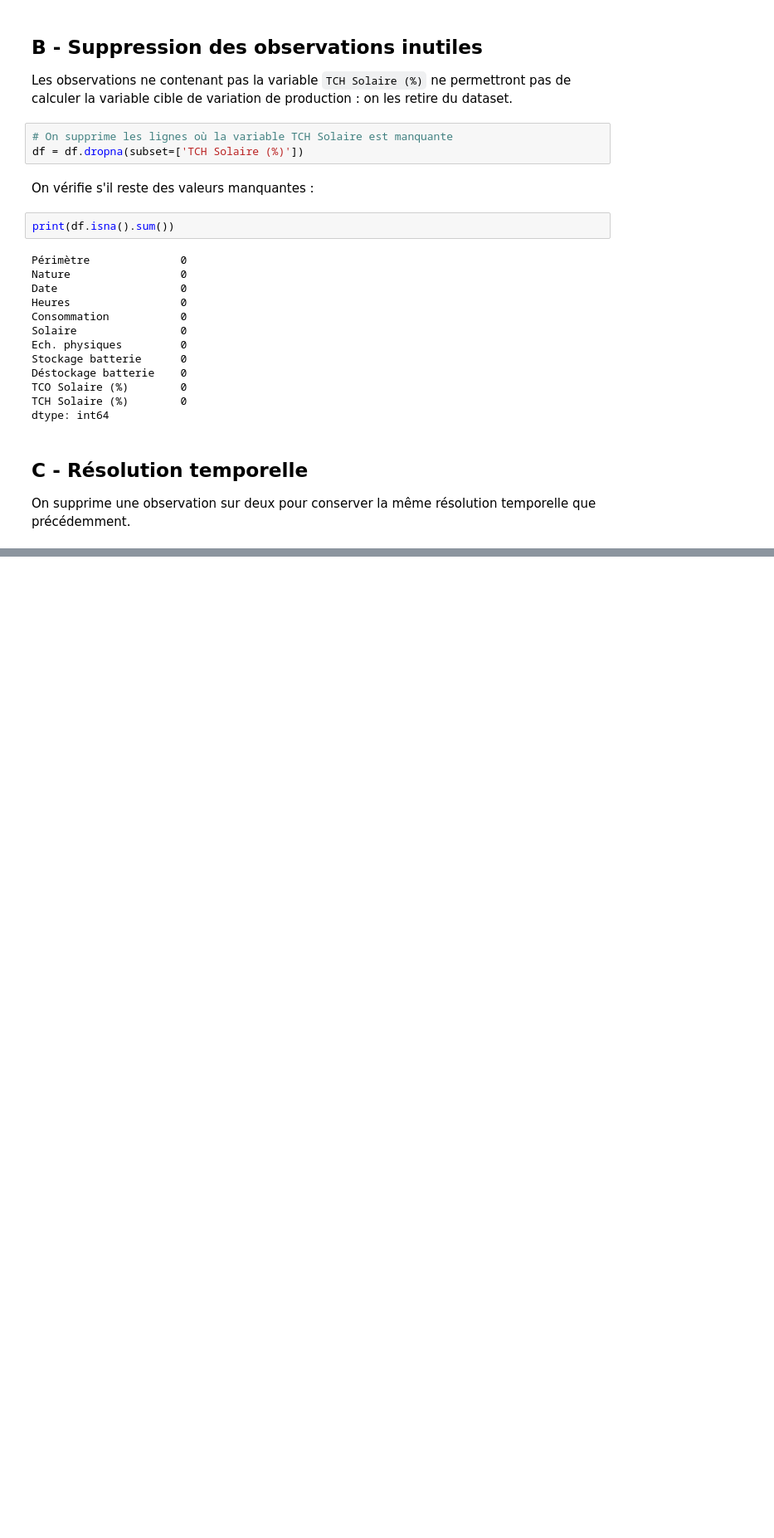
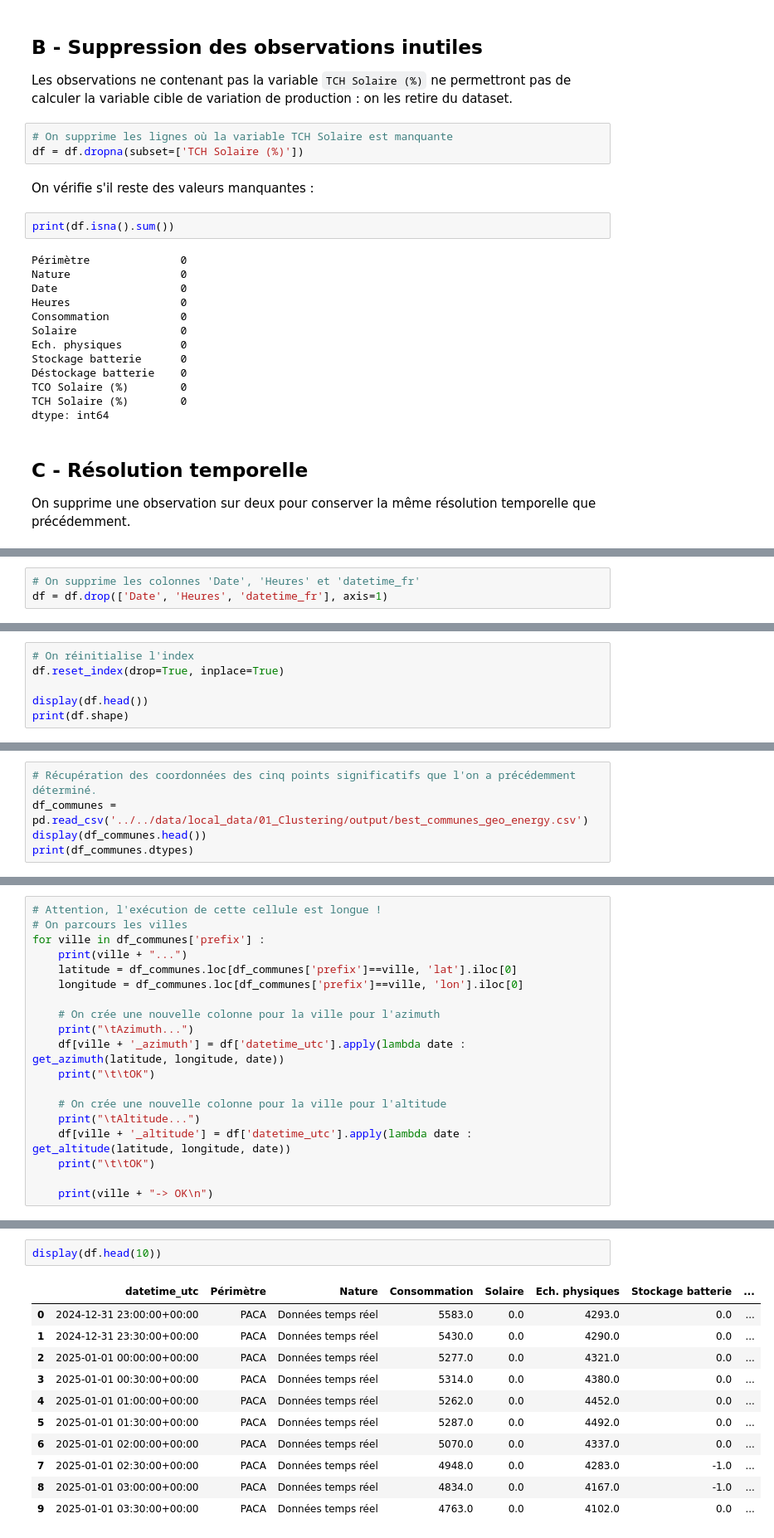
Before and after one commit to Math2935/aug25cds_variabilite, a Jupyter notebook: notebooks/02_collecte/05_add_2025_2026.ipynb, the cells around one changed output, grey strips where cells are left out. Shown at 83% size. Cells and saved outputs as stored; diff of their text form; blank space fills up the shorter version.

Commit message:
Add data for 2025-26

```diff
--- a/notebooks/02_collecte/05_add_2025_2026.ipynb
+++ b/notebooks/02_collecte/05_add_2025_2026.ipynb
@@ -138,0 +307,3 @@ On supprime une observation sur deux pour conserver la même résolution tempore
+# %%
+# On supprime les colonnes 'Date', 'Heures' et 'datetime_fr'
+df = df.drop(['Date', 'Heures', 'datetime_fr'], axis=1)
@@ -138,0 +312,6 @@ On supprime une observation sur deux pour conserver la même résolution tempore
+# %%
+# On réinitialise l'index
+df.reset_index(drop=True, inplace=True)
+
+display(df.head())
+print(df.shape)
@@ -138,0 +344,5 @@ On supprime une observation sur deux pour conserver la même résolution tempore
+# %%
+# Récupération des coordonnées des cinq points significatifs que l'on a précédemment déterminé.
+df_communes = pd.read_csv('../../data/local_data/01_Clustering/output/best_communes_geo_energy.csv')
+display(df_communes.head())
+print(df_communes.dtypes)
@@ -138,0 +369,19 @@ On supprime une observation sur deux pour conserver la même résolution tempore
+# %%
+# Attention, l'exécution de cette cellule est longue !
+# On parcours les villes
+for ville in df_communes['prefix'] :
+    print(ville + "...")
+    latitude = df_communes.loc[df_communes['prefix']==ville, 'lat'].iloc[0]
+    longitude = df_communes.loc[df_communes['prefix']==ville, 'lon'].iloc[0]
+
+    # On crée une nouvelle colonne pour la ville pour l'azimuth
+    print("\tAzimuth...")
+    df[ville + '_azimuth'] = df['datetime_utc'].apply(lambda date : get_azimuth(latitude, longitude, date))
+    print("\t\tOK")
+
+    # On crée une nouvelle colonne pour la ville pour l'altitude
+    print("\tAltitude...")
+    df[ville + '_altitude'] = df['datetime_utc'].apply(lambda date : get_altitude(latitude, longitude, date))
+    print("\t\tOK")
+
+    print(ville + "-> OK\n")
@@ -138,0 +406,14 @@ On supprime une observation sur deux pour conserver la même résolution tempore
+# %%
+display(df.head(10))
+# %% [output]
+|  | datetime_utc | Périmètre | Nature | Consommation | Solaire | Ech. physiques | Stockage batterie | ... |
+| 0 | 2024-12-31 23:00:00+00:00 | PACA | Données temps réel | 5583.0 | 0.0 | 4293.0 | 0.0 | ... |
+| 1 | 2024-12-31 23:30:00+00:00 | PACA | Données temps réel | 5430.0 | 0.0 | 4290.0 | 0.0 | ... |
+| 2 | 2025-01-01 00:00:00+00:00 | PACA | Données temps réel | 5277.0 | 0.0 | 4321.0 | 0.0 | ... |
+| 3 | 2025-01-01 00:30:00+00:00 | PACA | Données temps réel | 5314.0 | 0.0 | 4380.0 | 0.0 | ... |
+| 4 | 2025-01-01 01:00:00+00:00 | PACA | Données temps réel | 5262.0 | 0.0 | 4452.0 | 0.0 | ... |
+| 5 | 2025-01-01 01:30:00+00:00 | PACA | Données temps réel | 5287.0 | 0.0 | 4492.0 | 0.0 | ... |
+| 6 | 2025-01-01 02:00:00+00:00 | PACA | Données temps réel | 5070.0 | 0.0 | 4337.0 | 0.0 | ... |
+| 7 | 2025-01-01 02:30:00+00:00 | PACA | Données temps réel | 4948.0 | 0.0 | 4283.0 | -1.0 | ... |
+| 8 | 2025-01-01 03:00:00+00:00 | PACA | Données temps réel | 4834.0 | 0.0 | 4167.0 | -1.0 | ... |
+| 9 | 2025-01-01 03:30:00+00:00 | PACA | Données temps réel | 4763.0 | 0.0 | 4102.0 | 0.0 | ... |
```
Also changed, not shown: parts of 60 cells of this notebook, 1 other file.
